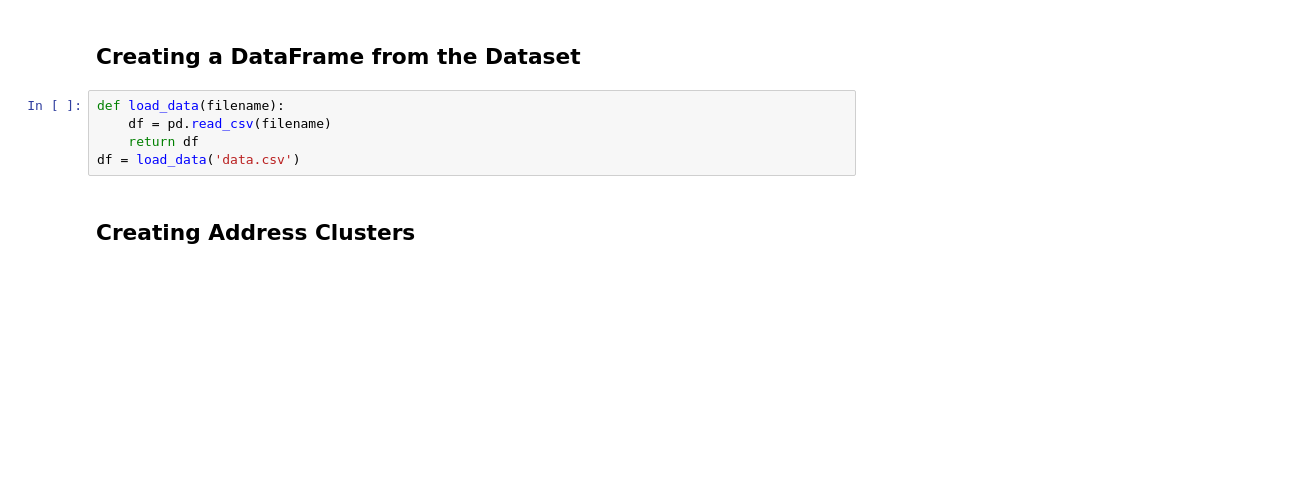
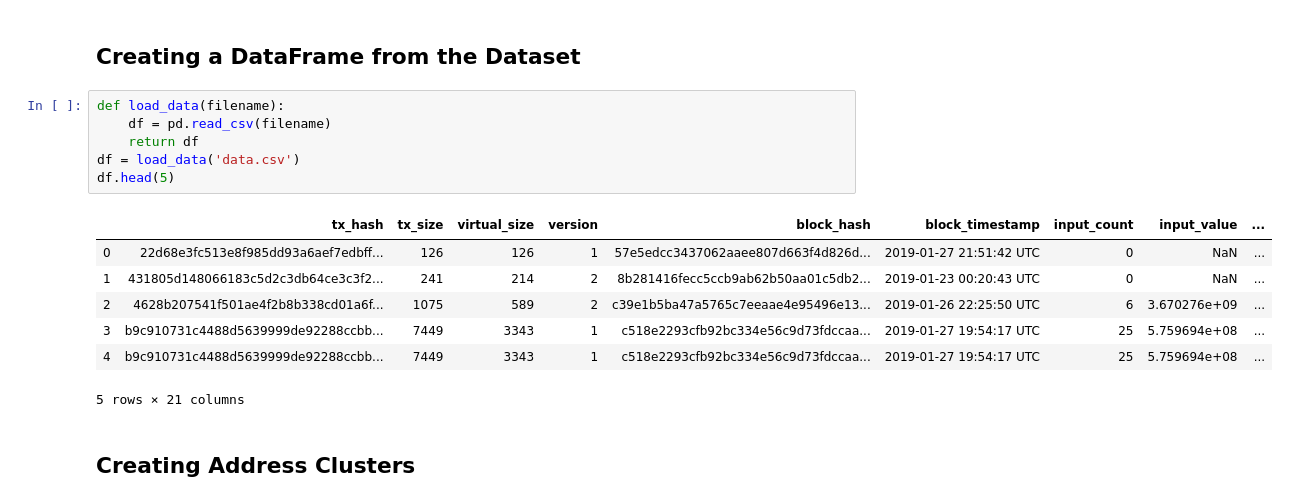
Before and after one commit to fakecoinbase/suchak1slashltc_addr_clf, a Jupyter notebook: litecoin.ipynb, the cells around one changed output. Drawn from its saved outputs; the diff is of its cells as text; blank space fills up the shorter version.

```diff
--- a/litecoin.ipynb
+++ b/litecoin.ipynb
@@ -14,8 +53,17 @@ warnings.filterwarnings("ignore")
 # %%
 def load_data(filename):
     df = pd.read_csv(filename)
     return df
 df = load_data('data.csv')
+df.head(5)
+# %% [output]
+|  | tx_hash | tx_size | virtual_size | version | block_hash | block_timestamp | input_count | input_value | ... |
+| 0 | 22d68e3fc513e8f985dd93a6aef7edbff... | 126 | 126 | 1 | 57e5edcc3437062aaee807d663f4d826d... | 2019-01-27 21:51:42 UTC | 0 | NaN | ... |
+| 1 | 431805d148066183c5d2c3db64ce3c3f2... | 241 | 214 | 2 | 8b281416fecc5ccb9ab62b50aa01c5db2... | 2019-01-23 00:20:43 UTC | 0 | NaN | ... |
+| 2 | 4628b207541f501ae4f2b8b338cd01a6f... | 1075 | 589 | 2 | c39e1b5ba47a5765c7eeaae4e95496e13... | 2019-01-26 22:25:50 UTC | 6 | 3.670276e+09 | ... |
+| 3 | b9c910731c4488d5639999de92288ccbb... | 7449 | 3343 | 1 | c518e2293cfb92bc334e56c9d73fdccaa... | 2019-01-27 19:54:17 UTC | 25 | 5.759694e+08 | ... |
+| 4 | b9c910731c4488d5639999de92288ccbb... | 7449 | 3343 | 1 | c518e2293cfb92bc334e56c9d73fdccaa... | 2019-01-27 19:54:17 UTC | 25 | 5.759694e+08 | ... |
+5 rows × 21 columns
 # %% [markdown]
 ## Creating Address Clusters
 # %%
```
Also changed, not shown: parts of 13 cells of this notebook, 1 other file.
